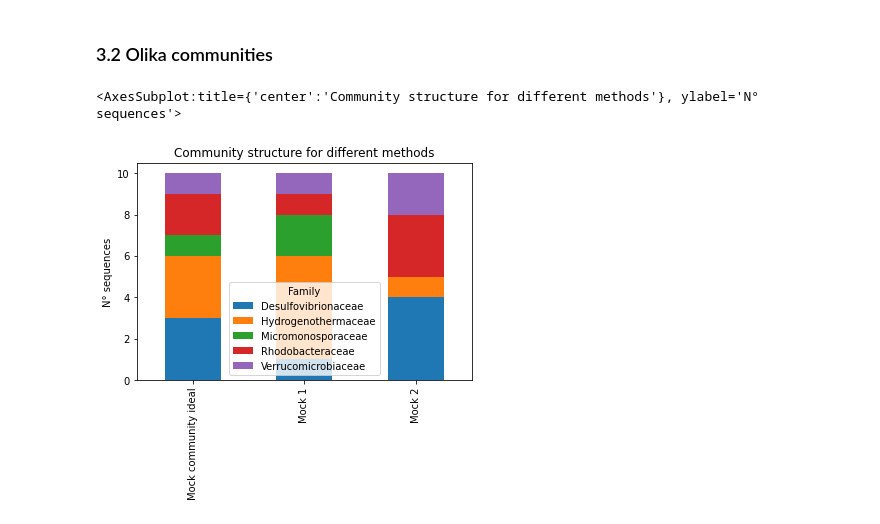
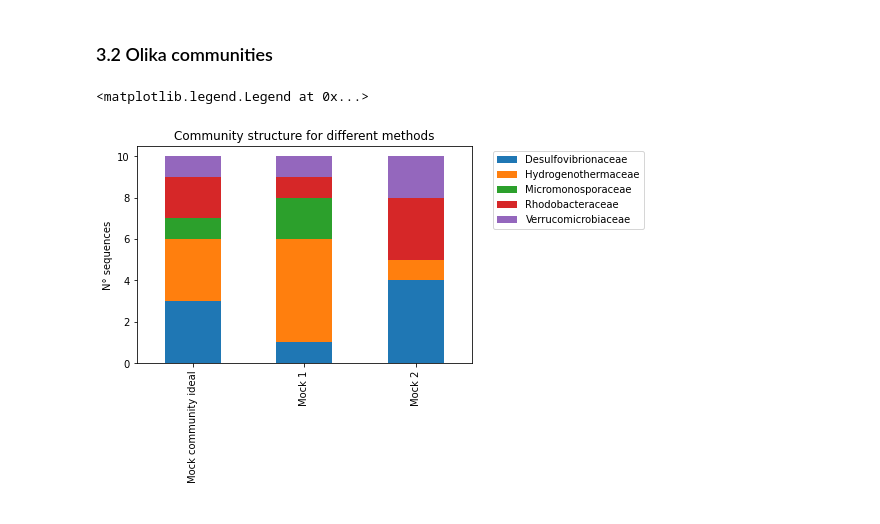
Before and after one commit to emblapersson/Applied-bioinformatics, a Jupyter notebook: Plot the results/Plots.ipynb, the cells around one changed output. Drawn from its saved outputs; the diff is of its cells as text; code cells hidden in the pictures.

```diff
--- a/Plots.ipynb
+++ b/Plot the results/Plots.ipynb
@@ -22,9 +22,9 @@ short_reads = pd.read_csv('test_short_reads.txt', sep=',', index_col='ID')
 true_species = pd.read_csv('test_true_taxonomy.txt', sep=',', index_col='ID')
 # %%
 # Titta på olika community structures
-mock_community_structure = pd.read_csv('Mock_community_structure.txt', sep=' ', names=['Kingdom', 'Phylum', 'Class', 'Order', 'Family', 'Genus'])
-mock_community_1 = pd.read_csv('Mock_community_1.txt', sep=' ', names=['Kingdom', 'Phylum', 'Class', 'Order', 'Family', 'Genus'])
-mock_community_2 = pd.read_csv('Mock_community_2.txt', sep=' ', names=['Kingdom', 'Phylum', 'Class', 'Order', 'Family', 'Genus'])
+mock_community_structure = pd.read_csv('Data_plottar/Mock_community_structure.txt', sep=' ', names=['Kingdom', 'Phylum', 'Class', 'Order', 'Family', 'Genus'])
+mock_community_1 = pd.read_csv('Data_plottar/Mock_community_1.txt', sep=' ', names=['Kingdom', 'Phylum', 'Class', 'Order', 'Family', 'Genus'])
+mock_community_2 = pd.read_csv('Data_plottar/Mock_community_2.txt', sep=' ', names=['Kingdom', 'Phylum', 'Class', 'Order', 'Family', 'Genus'])
 # %% [markdown]
 ## 2. Titta på datan och beräkna statistik från den
 # %% [markdown]
@@ -268,7 +268,9 @@ all_levels.plot(ylim=(0, ymax+0.1*ymax), grid=True, title='Number of sequences c
 ### 3.2 Olika communities
 # %%
 # Plotta strukturen på olika communities i förhållande till varandra
-communities.plot(kind='bar', stacked=True, title='Community structure for different methods', ylabel='N° sequences')
+fig, ax = plt.subplots()
+communities.plot(kind='bar', stacked=True, title='Community structure for different methods', ylabel='N° sequences', ax=ax)
+ax.legend(bbox_to_anchor=(1.05, 1.0), loc='upper left')
 # %% [output]
-<AxesSubplot:title={'center':'Community structure for different methods'}, ylabel='N° sequences'>
+<matplotlib.legend.Legend at 0x...>
-[figure, old version]
+[figure, new version]
```
Also changed, not shown: 16 other files.
